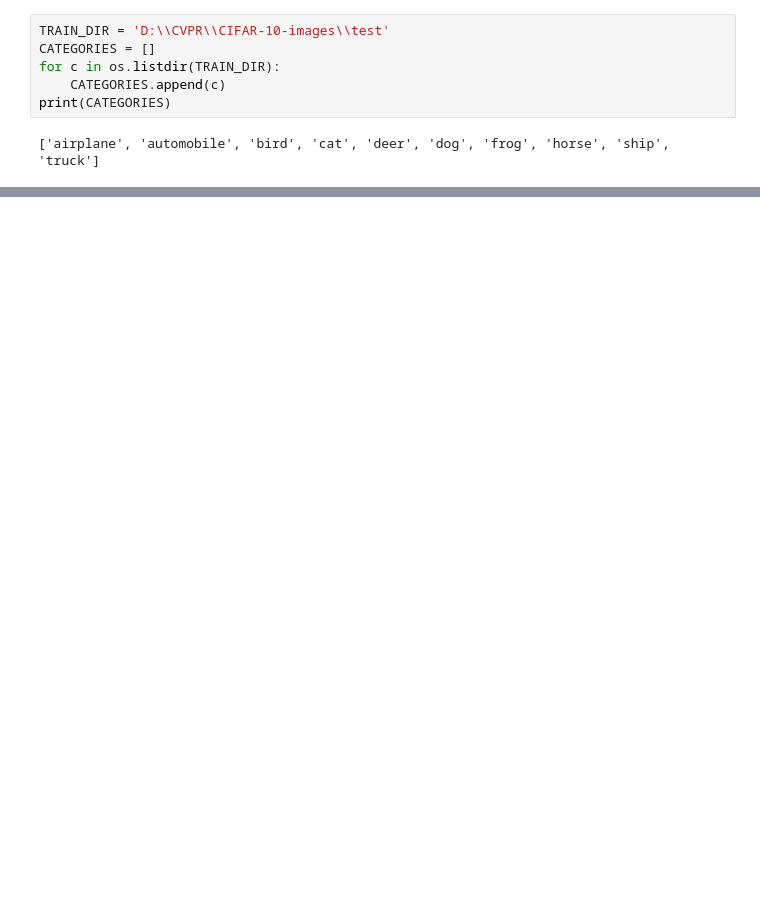
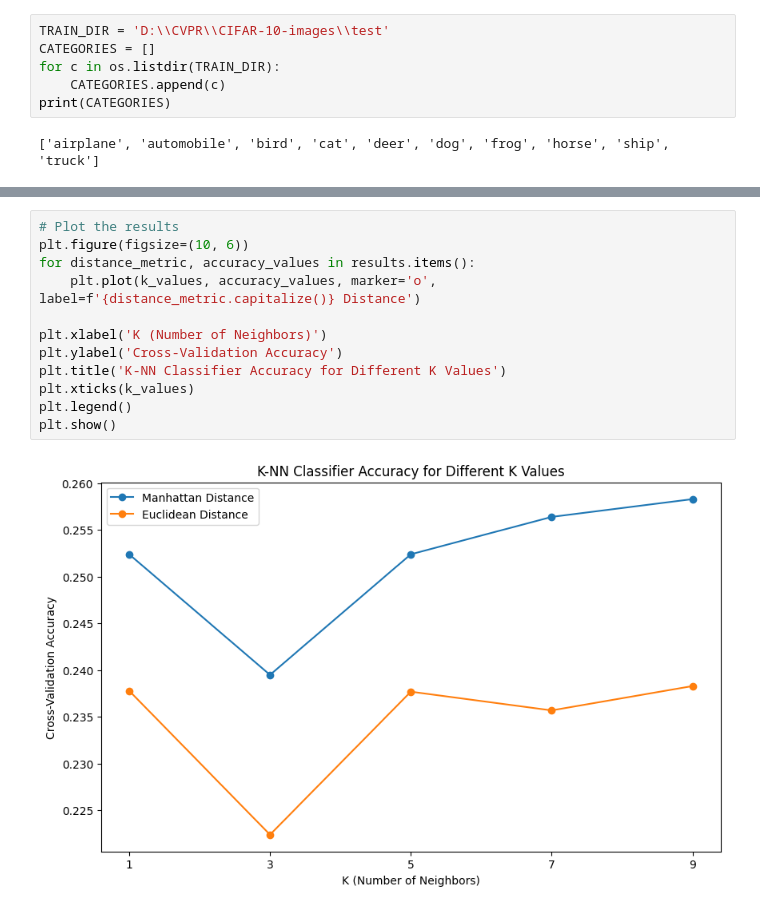
Before and after one commit to ProgSomel/CVPR, a Jupyter notebook: MID/assignment_1_KNN.ipynb, the cells around one changed output, grey strips where cells are left out. Cells and saved outputs as stored; diff of their text form; blank space fills up the shorter version.

```diff
--- a/MID/assignment_1_KNN.ipynb
+++ b/MID/assignment_1_KNN.ipynb
@@ -259,0 +103,14 @@ plt.show()
+# %%
+# Plot the results
+plt.figure(figsize=(10, 6))
+for distance_metric, accuracy_values in results.items():
+    plt.plot(k_values, accuracy_values, marker='o', label=f'{distance_metric.capitalize()} Distance')
+
+plt.xlabel('K (Number of Neighbors)')
+plt.ylabel('Cross-Validation Accuracy')
+plt.title('K-NN Classifier Accuracy for Different K Values')
+plt.xticks(k_values)
+plt.legend()
+plt.show()
+# %% [output]
+[figure, added]
```
Also changed, not shown: parts of 12 cells of this notebook.
